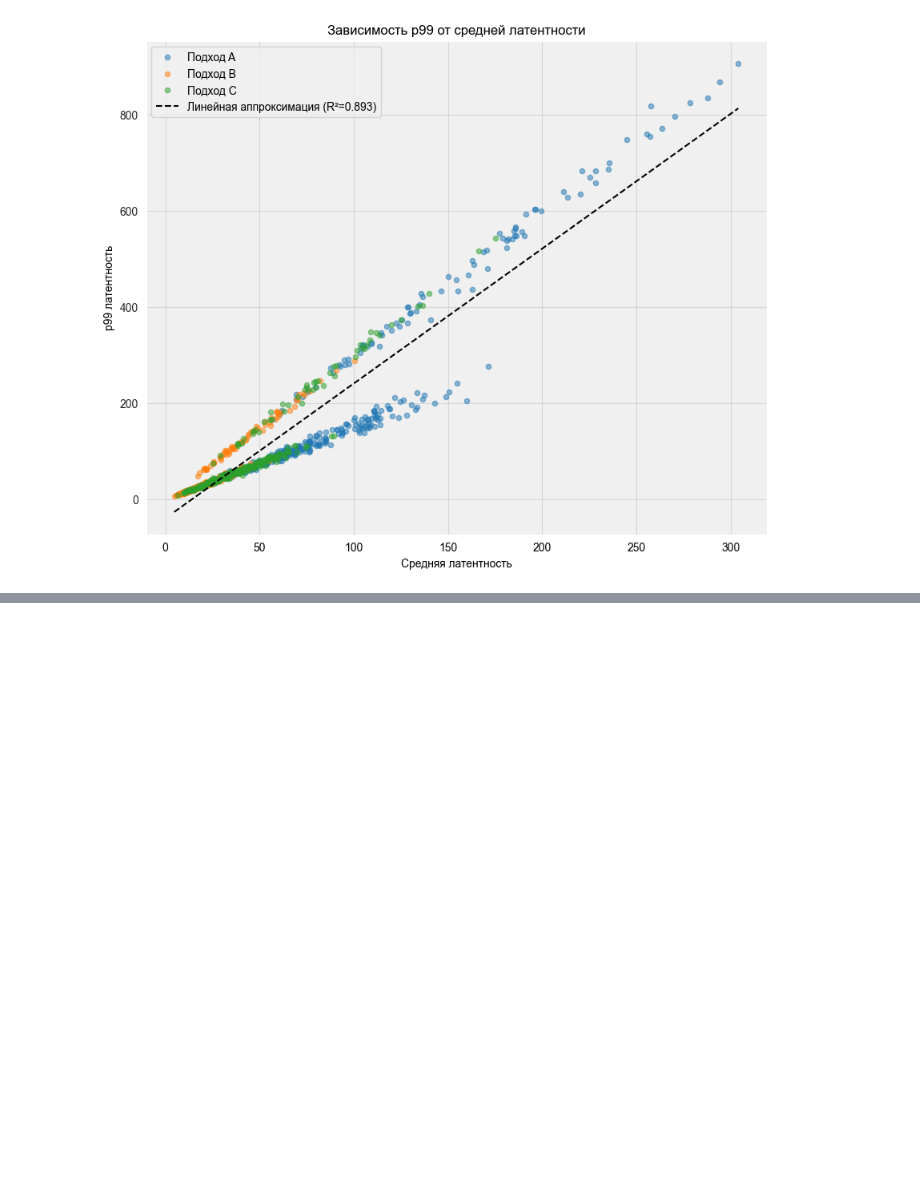
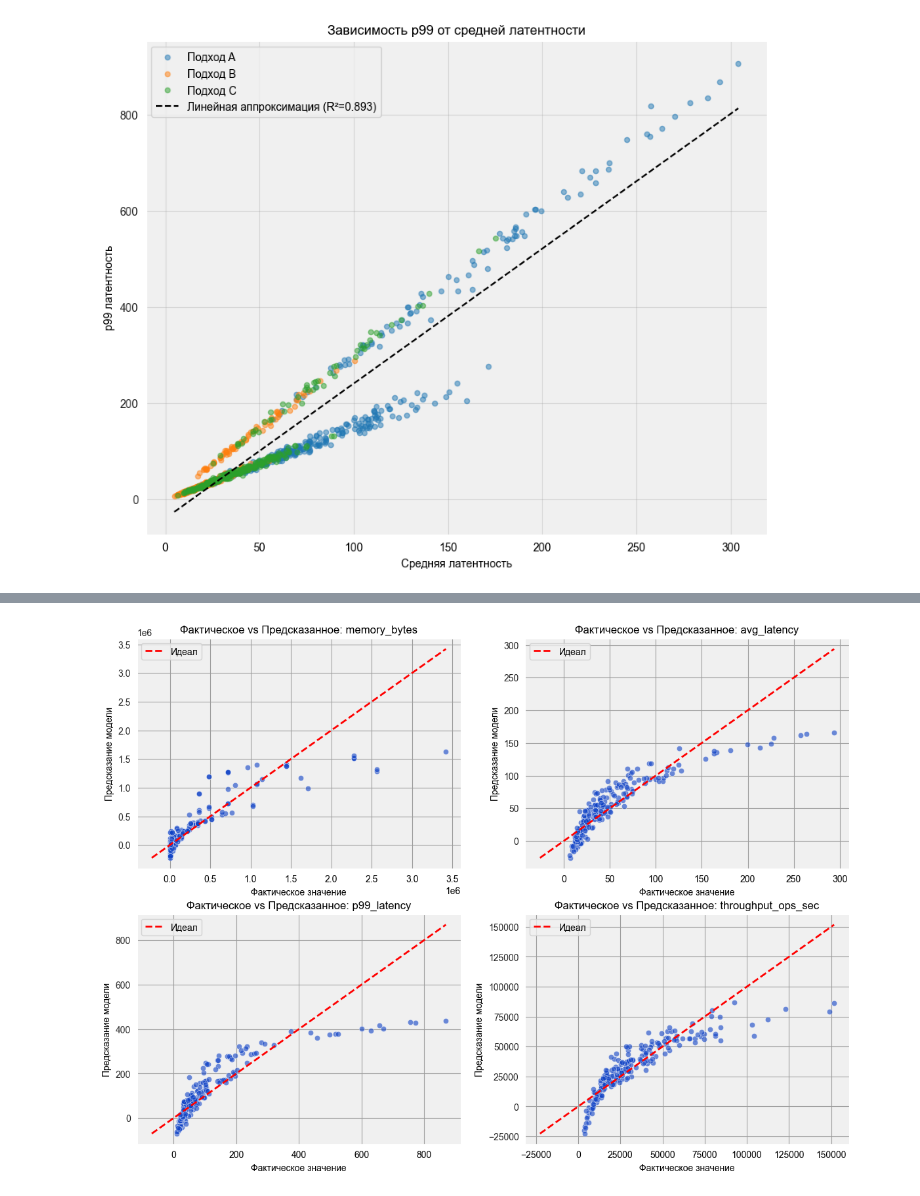
Before and after one commit to p1k777/mega-cool-in-memory-file-systems-research, a Jupyter notebook: ml_model/main.ipynb, the cells around one changed output, grey strips where cells are left out. Drawn from its saved outputs; the diff is of its cells as text; code cells hidden in the pictures; blank space fills up the shorter version.

```diff
--- a/ml_model/main.ipynb
+++ b/ml_model/main.ipynb
@@ -338,0 +367,27 @@ lin_throughput_ops_sec: R2=0.7530, MAE=8704.71, RMSE=12910.46
+# %%
+Y_pred_scaled = best_chain_model.predict(X_test_scaled)
+Y_pred_original = scaler_Y.inverse_transform(Y_pred_scaled)
+
+y_preds = pd.DataFrame(Y_pred_original, columns=ordered_targets, index=Y_test.index)
+
+metrics_list = []
+for target in ordered_targets:
+    y_true = Y_test[target]
+    y_pr = y_preds[target]
+
+    r2 = r2_score(y_true, y_pr)
+    mae = mean_absolute_error(y_true, y_pr)
+    rmse = np.sqrt(mean_squared_error(y_true, y_pr))
+    mape = mean_absolute_percentage_error(y_true, y_pr)
+    max_ape = np.max(np.abs(y_true - y_pr) / np.clip(np.abs(y_true), 1e-8, None))
+
+    metrics_list.append({
+        'Target': target,
+        'R²': round(r2, 4),
+        'MAE': round(mae, 2),
+        'RMSE': round(rmse, 2),
+        'MAPE': f"{mape*100:.2f}%",
+        'Max Error %': f"{max_ape*100:.2f}%"
+    })
+
+display(pd.DataFrame(metrics_list))
@@ -338,0 +400,17 @@ lin_throughput_ops_sec: R2=0.7530, MAE=8704.71, RMSE=12910.46
+# %%
+fig, axes = plt.subplots(2, 2, figsize=(14, 10))
+axes = axes.ravel()
+
+for i, target in enumerate(ordered_targets):
+    sns.scatterplot(x=Y_test[target], y=y_preds[target], ax=axes[i], alpha=0.6, color='#0F42C6')
+
+    min_val = min(Y_test[target].min(), y_preds[target].min())
+    max_val = max(Y_test[target].max(), y_preds[target].max())
+    axes[i].plot([min_val, max_val], [min_val, max_val], '--r', lw=2, label='Идеал')
+
+    axes[i].set_title(f"Фактическое vs Предсказанное: {target}")
+    axes[i].set_xlabel("Фактическое значение")
+    axes[i].set_ylabel("Предсказание модели")
+    axes[i].legend()
+# %% [output]
+[figure, added]
```
Also changed, not shown: parts of 13 cells of this notebook, 2 other files.
